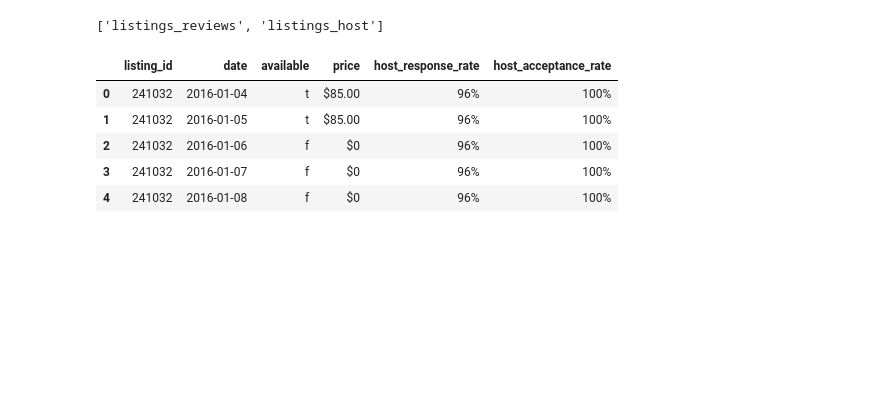
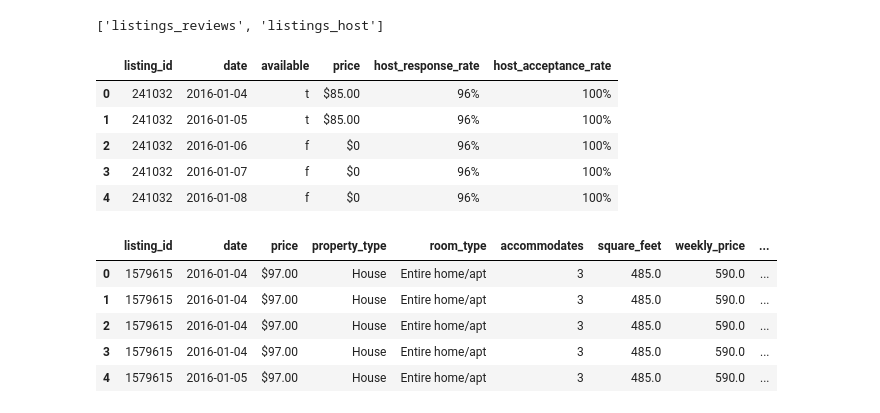
Before and after one commit to nt1analytics/Project-2, a Jupyter notebook: airbnb.ipynb, the cells around one changed output. Saved outputs shown, nothing was run; the diff lists cells and outputs as text; code cells hidden in the pictures; blank space fills up the shorter version.

Commit message:
joins

```diff
--- a/airbnb.ipynb
+++ b/airbnb.ipynb
@@ -260,3 +297,21 @@ pd.read_sql_query(sql_join, con=engine).head()
 | 2 | 241032 | 2016-01-06 | f | $0 | 96% | 100% |
 | 3 | 241032 | 2016-01-07 | f | $0 | 96% | 100% |
 | 4 | 241032 | 2016-01-08 | f | $0 | 96% | 100% |
+# %%
+sql_join2 = r"""SELECT calendar.listing_id, calendar.date, calendar.price, type_and_price.property_type, type_and_price.room_type,
+type_and_price.accommodates, type_and_price.square_feet, type_and_price.weekly_price, type_and_price.monthly_price,
+listings_reviews.number_of_reviews, listings_reviews.review_scores_rating, listings_host.host_response_rate,
+listings_host.host_acceptance_rate, listings_host.zipcode
+FROM calendar
+JOIN listings_host ON calendar.listing_id = listings_host.id
+JOIN listings_reviews ON calendar.listing_id = listings_reviews.id
+JOIN type_and_price ON calendar.listing_id = type_and_price.id"""
+# %%
+pd.read_sql_query(sql_join2, con=engine).head()
+# %% [output]
+|  | listing_id | date | price | property_type | room_type | accommodates | square_feet | weekly_price | ... |
+| 0 | 1579615 | 2016-01-04 | $97.00 | House | Entire home/apt | 3 | 485.0 | 590.0 | ... |
+| 1 | 1579615 | 2016-01-04 | $97.00 | House | Entire home/apt | 3 | 485.0 | 590.0 | ... |
+| 2 | 1579615 | 2016-01-04 | $97.00 | House | Entire home/apt | 3 | 485.0 | 590.0 | ... |
+| 3 | 1579615 | 2016-01-04 | $97.00 | House | Entire home/apt | 3 | 485.0 | 590.0 | ... |
+| 4 | 1579615 | 2016-01-05 | $97.00 | House | Entire home/apt | 3 | 485.0 | 590.0 | ... |
```
Also changed, not shown: parts of 5 cells of this notebook.
